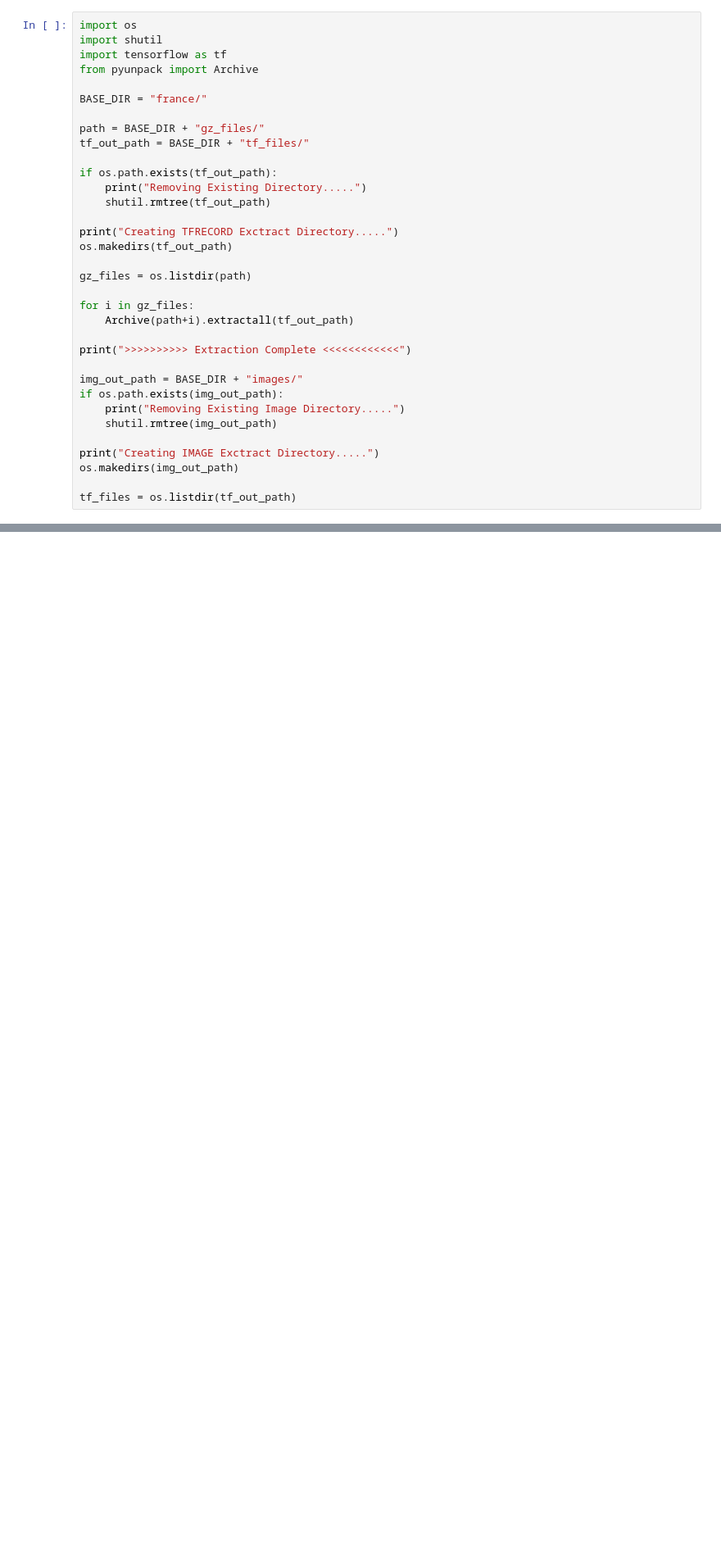
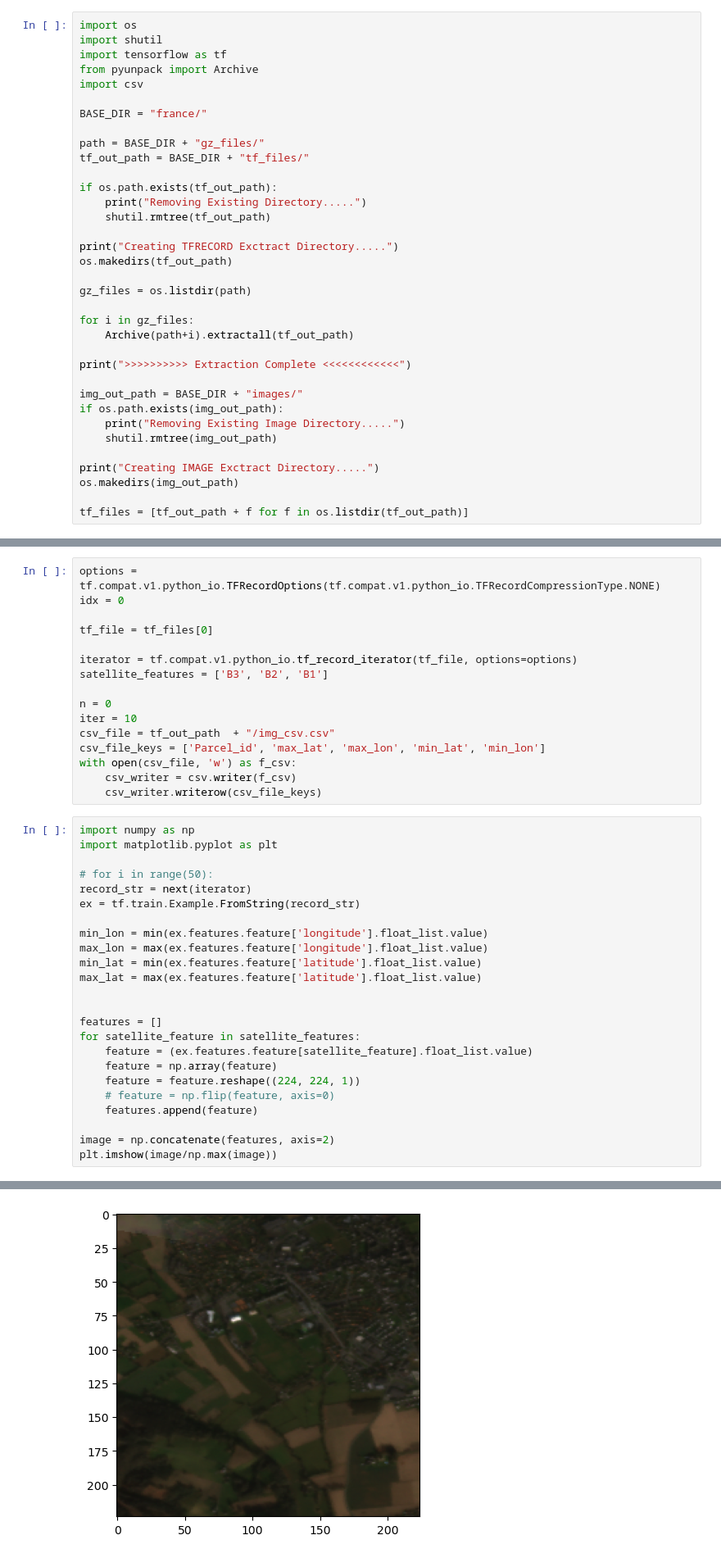
Before and after one commit to kerner-lab/slice, a Jupyter notebook: data/data.ipynb, the cells around one changed output, grey strips where cells are left out. Shown at 82% size. Cells and saved outputs as stored; diff of their text form; blank space fills up the shorter version.

```diff
--- a/data/data.ipynb
+++ b/data/data.ipynb
@@ -61,6 +61,7 @@ import os
 import shutil
 import tensorflow as tf
 from pyunpack import Archive
+import csv
 
 BASE_DIR = "france/"
 
@@ -89,4 +90,4 @@ if os.path.exists(img_out_path):
 print("Creating IMAGE Exctract Directory.....")
 os.makedirs(img_out_path)
 
-tf_files = os.listdir(tf_out_path)
+tf_files = [tf_out_path + f for f in os.listdir(tf_out_path)]
@@ -95,0 +152,41 @@ iterator = tf.compat.v1.python_io.tf_record_iterator(tf_file, options=options)
+# %%
+options = tf.compat.v1.python_io.TFRecordOptions(tf.compat.v1.python_io.TFRecordCompressionType.NONE)
+idx = 0
+
+tf_file = tf_files[0]
+
+iterator = tf.compat.v1.python_io.tf_record_iterator(tf_file, options=options)
+satellite_features = ['B3', 'B2', 'B1']
+
+n = 0
+iter = 10
+csv_file = tf_out_path  + "/img_csv.csv"
+csv_file_keys = ['Parcel_id', 'max_lat', 'max_lon', 'min_lat', 'min_lon']
+with open(csv_file, 'w') as f_csv:
+    csv_writer = csv.writer(f_csv)
+    csv_writer.writerow(csv_file_keys)
+# %%
+import numpy as np
+import matplotlib.pyplot as plt
+
+# for i in range(50):
+record_str = next(iterator)
+ex = tf.train.Example.FromString(record_str)
+
+min_lon = min(ex.features.feature['longitude'].float_list.value)
+max_lon = max(ex.features.feature['longitude'].float_list.value)
+min_lat = min(ex.features.feature['latitude'].float_list.value)
+max_lat = max(ex.features.feature['latitude'].float_list.value)
+
+
+features = []
+for satellite_feature in satellite_features:
+    feature = (ex.features.feature[satellite_feature].float_list.value)
+    feature = np.array(feature)
+    feature = feature.reshape((224, 224, 1))
+    # feature = np.flip(feature, axis=0)
+    features.append(feature)
+
+image = np.concatenate(features, axis=2)
+plt.imshow(image/np.max(image))
+# %% [output]
@@ -95,0 +194 @@ iterator = tf.compat.v1.python_io.tf_record_iterator(tf_file, options=options)
+[figure, added]
```
Also changed, not shown: parts of 9 cells of this notebook.
